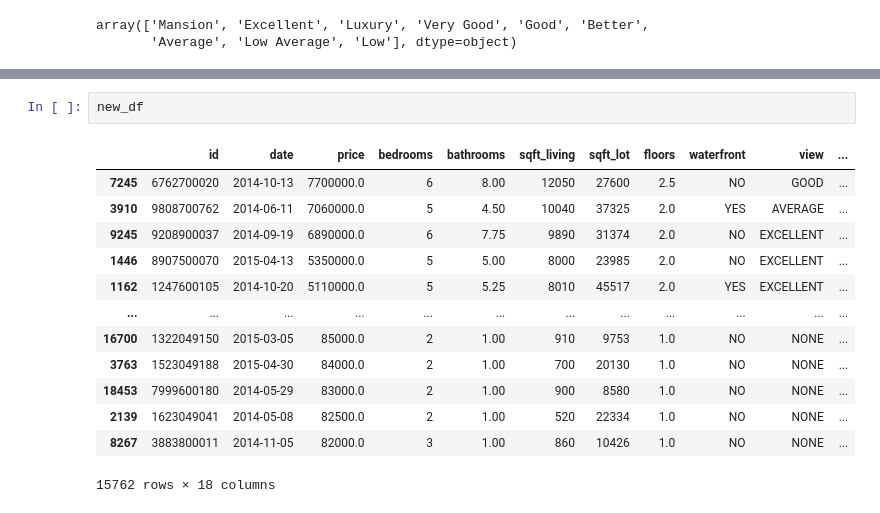
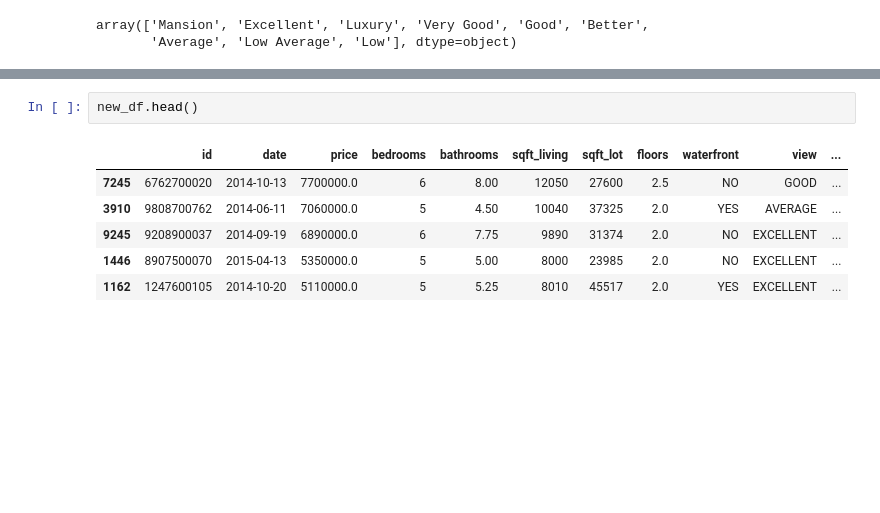
Before and after one commit to vivyhasadream/DS_P2_King-County-House-Sales-Predict, a Jupyter notebook: Karan_Data _Cleaning 1.ipynb, the cells around one changed output, grey strips where cells are left out. Saved outputs shown, nothing was run; the diff lists cells and outputs as text; blank space fills up the shorter version.

```diff
--- a/Karan_Data _Cleaning 1.ipynb
+++ b/Karan_Data _Cleaning 1.ipynb
@@ -409,16 +304,9 @@ low
 # %%
-new_df
+new_df.head()
 # %% [output]
 |  | id | date | price | bedrooms | bathrooms | sqft_living | sqft_lot | floors | waterfront | view | ... |
 | 7245 | 6762700020 | 2014-10-13 | 7700000.0 | 6 | 8.00 | 12050 | 27600 | 2.5 | NO | GOOD | ... |
 | 3910 | 9808700762 | 2014-06-11 | 7060000.0 | 5 | 4.50 | 10040 | 37325 | 2.0 | YES | AVERAGE | ... |
 | 9245 | 9208900037 | 2014-09-19 | 6890000.0 | 6 | 7.75 | 9890 | 31374 | 2.0 | NO | EXCELLENT | ... |
 | 1446 | 8907500070 | 2015-04-13 | 5350000.0 | 5 | 5.00 | 8000 | 23985 | 2.0 | NO | EXCELLENT | ... |
 | 1162 | 1247600105 | 2014-10-20 | 5110000.0 | 5 | 5.25 | 8010 | 45517 | 2.0 | YES | EXCELLENT | ... |
-| ... | ... | ... | ... | ... | ... | ... | ... | ... | ... | ... | ... |
-| 16700 | 1322049150 | 2015-03-05 | 85000.0 | 2 | 1.00 | 910 | 9753 | 1.0 | NO | NONE | ... |
-| 3763 | 1523049188 | 2015-04-30 | 84000.0 | 2 | 1.00 | 700 | 20130 | 1.0 | NO | NONE | ... |
-| 18453 | 7999600180 | 2014-05-29 | 83000.0 | 2 | 1.00 | 900 | 8580 | 1.0 | NO | NONE | ... |
-| 2139 | 1623049041 | 2014-05-08 | 82500.0 | 2 | 1.00 | 520 | 22334 | 1.0 | NO | NONE | ... |
-| 8267 | 3883800011 | 2014-11-05 | 82000.0 | 3 | 1.00 | 860 | 10426 | 1.0 | NO | NONE | ... |
-15762 rows × 18 columns
```
Also changed, not shown: parts of 14 cells of this notebook, 7 other files.
